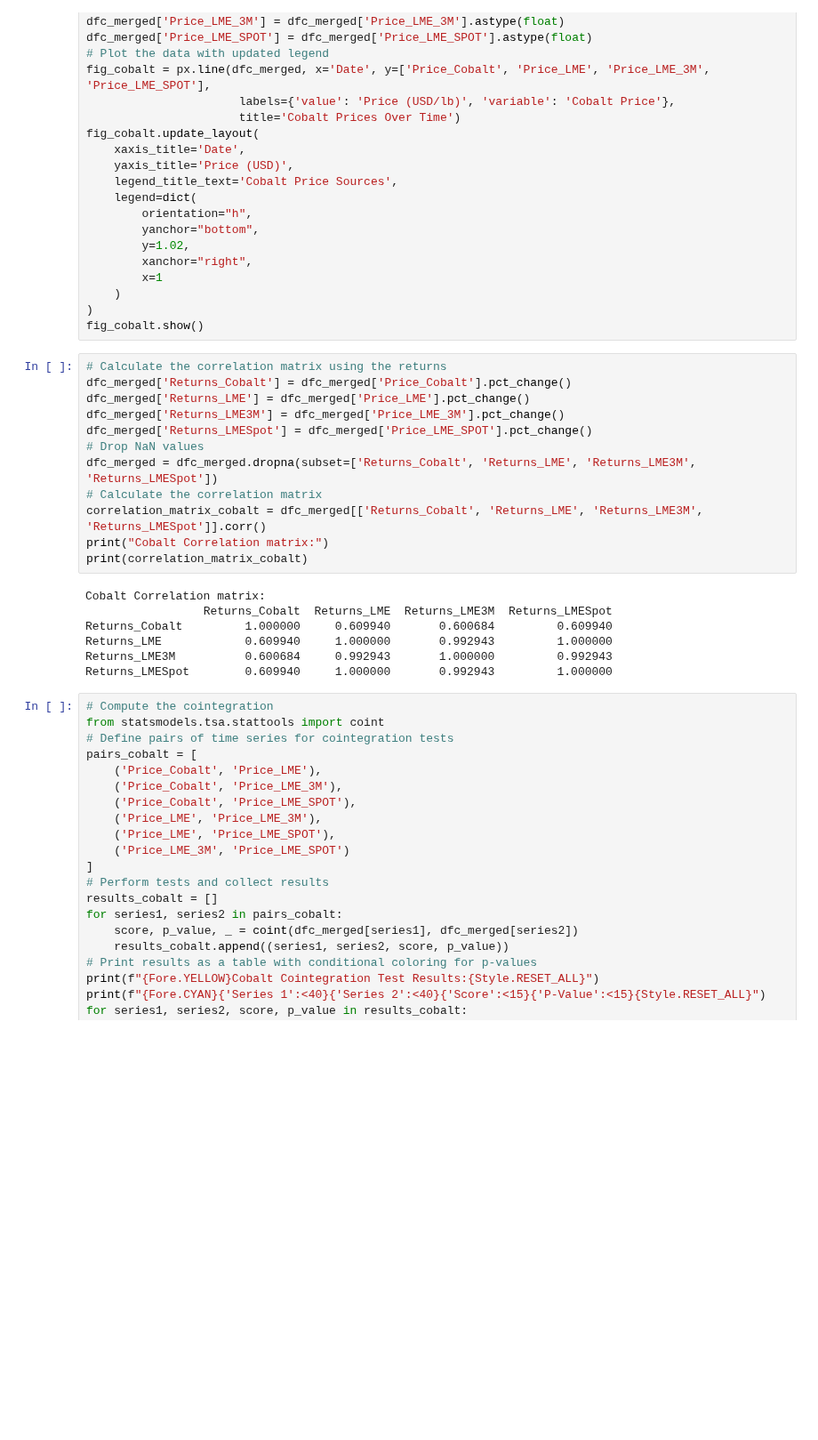
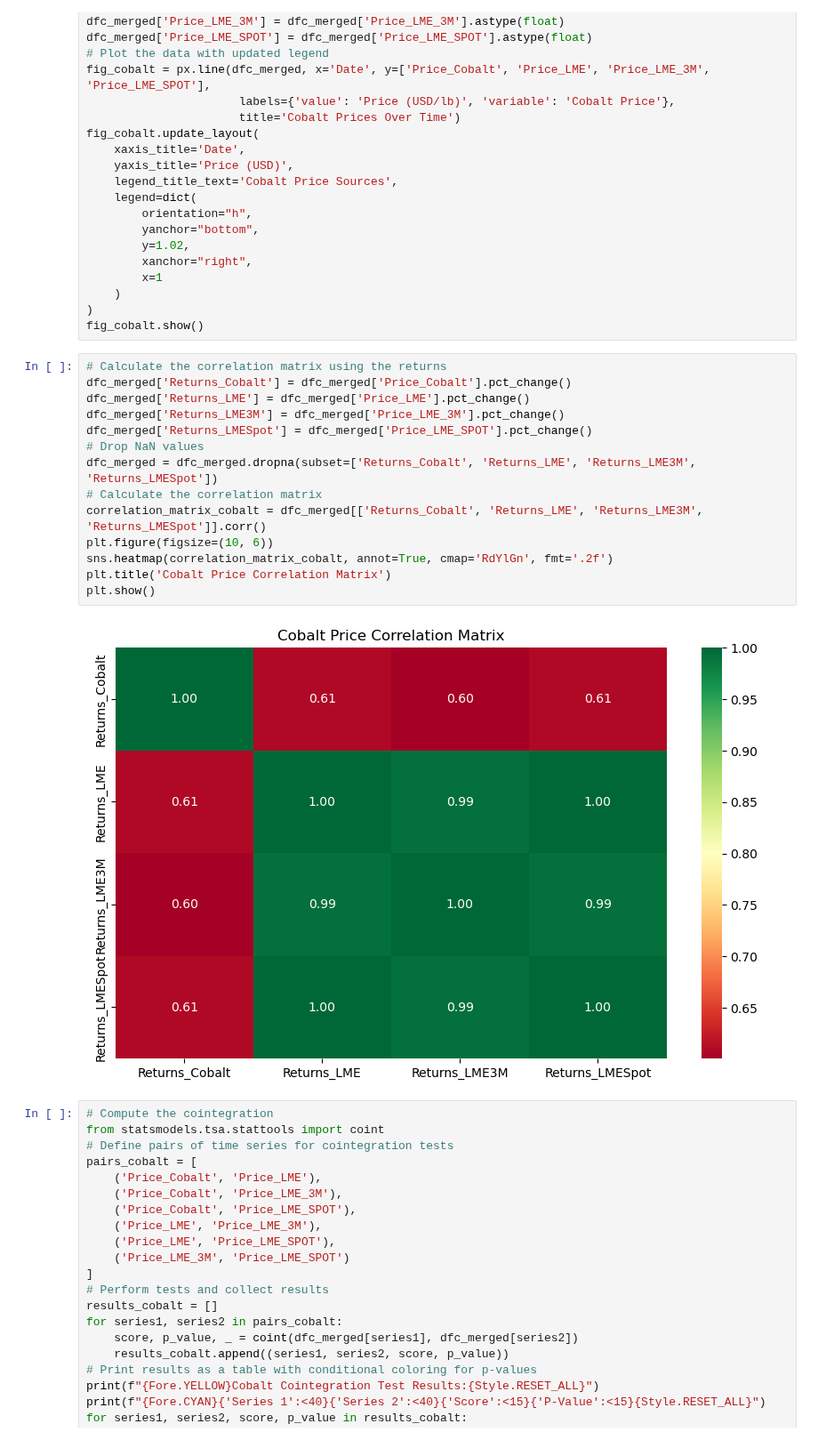
Before and after one commit to Doosheck/metals, a Jupyter notebook: data_overview.ipynb, the cells around one changed output. Shown at 89% size. Saved outputs shown, nothing was run; the diff lists cells and outputs as text; blank space fills up the shorter version.

```diff
--- a/data_overview.ipynb
+++ b/data_overview.ipynb
@@ -448,22 +450,19 @@ fig_cobalt.show()
 # %%
 # Calculate the correlation matrix using the returns
 dfc_merged['Returns_Cobalt'] = dfc_merged['Price_Cobalt'].pct_change()
 dfc_merged['Returns_LME'] = dfc_merged['Price_LME'].pct_change()
 dfc_merged['Returns_LME3M'] = dfc_merged['Price_LME_3M'].pct_change()
 dfc_merged['Returns_LMESpot'] = dfc_merged['Price_LME_SPOT'].pct_change()
 # Drop NaN values
 dfc_merged = dfc_merged.dropna(subset=['Returns_Cobalt', 'Returns_LME', 'Returns_LME3M', 'Returns_LMESpot'])
 # Calculate the correlation matrix
 correlation_matrix_cobalt = dfc_merged[['Returns_Cobalt', 'Returns_LME', 'Returns_LME3M', 'Returns_LMESpot']].corr()
-print("Cobalt Correlation matrix:")
-print(correlation_matrix_cobalt)
+plt.figure(figsize=(10, 6))
+sns.heatmap(correlation_matrix_cobalt, annot=True, cmap='RdYlGn', fmt='.2f')
+plt.title('Cobalt Price Correlation Matrix')
+plt.show()
 # %% [output]
-Cobalt Correlation matrix:
-                 Returns_Cobalt  Returns_LME  Returns_LME3M  Returns_LMESpot
-Returns_Cobalt         1.000000     0.609940       0.600684         0.609940
-Returns_LME            0.609940     1.000000       0.992943         1.000000
-Returns_LME3M          0.600684     0.992943       1.000000         0.992943
-Returns_LMESpot        0.609940     1.000000       0.992943         1.000000
+[figure, added]
 # %%
 # Compute the cointegration
 from statsmodels.tsa.stattools import coint
```
Also changed, not shown: parts of 3 cells of this notebook.
